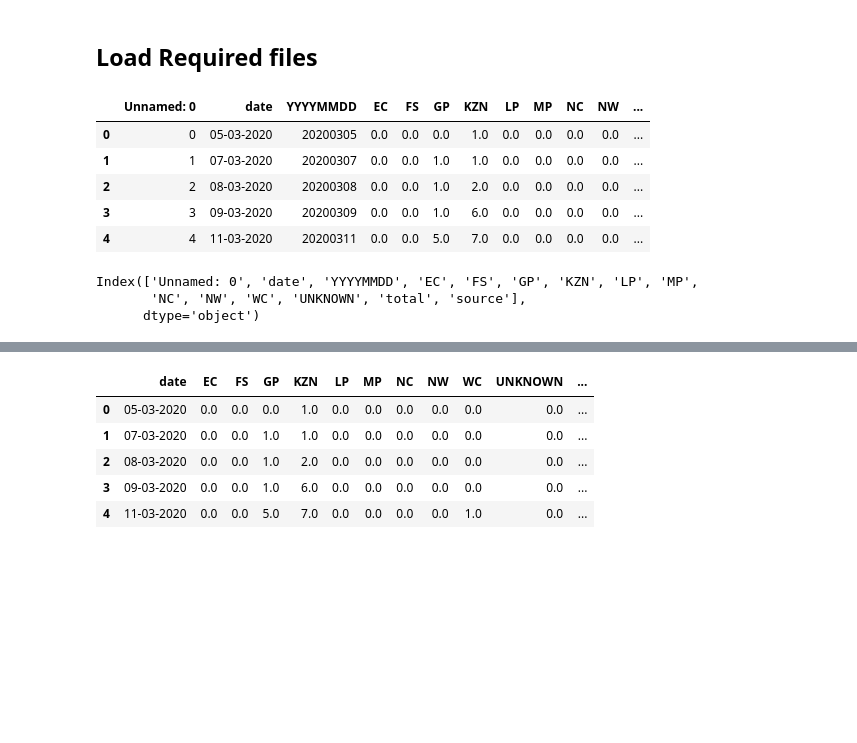
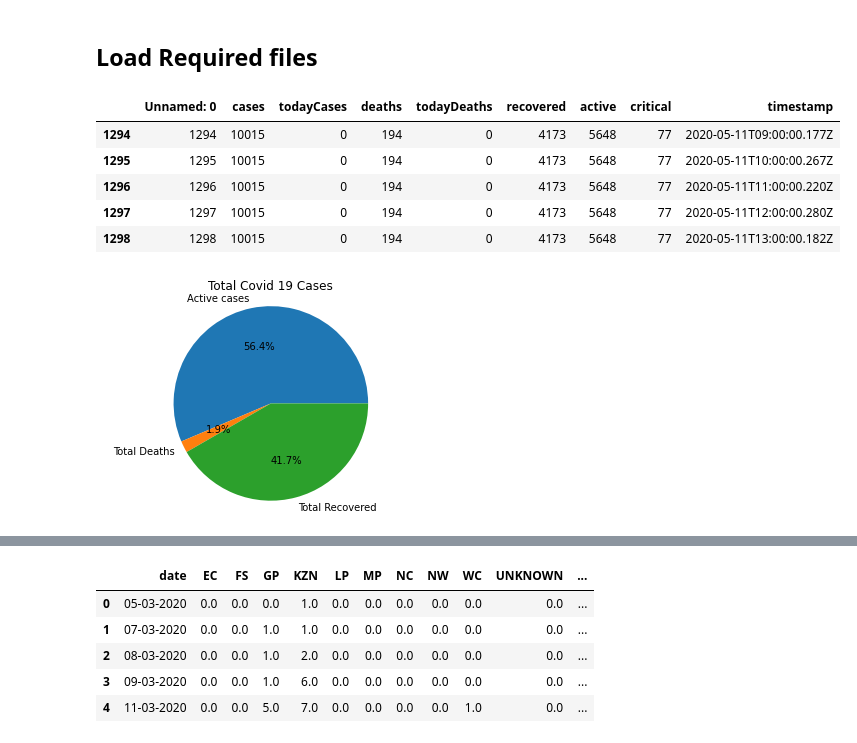
Before and after one commit to Umuzi-org/covid19-analysis, a Jupyter notebook: notebooks/Provincial_analysis.ipynb, the cells around one changed output, grey strips where cells are left out. Cells and saved outputs as stored; diff of their text form; code cells hidden in the pictures; blank space fills up the shorter version.

Commit message:
Death and commulative SA

```diff
--- a/notebooks/Provincial_analysis.ipynb
+++ b/notebooks/Provincial_analysis.ipynb
@@ -21,30 +21,38 @@ init_notebook_mode(connected=True)
 # %%
 #------------------------Read in data ---------------------------
 #SA Cummulative
 df = pd.read_csv('./../data/external/SA_hourly_update.csv')
 
 #Provincial cummulative
 df_day=pd.read_csv('./../data/external/provincial_cumulative.csv')
 
 # Commulative death per province
 
 df_death = pd.read_csv('./../data/external/provincial_death.csv')
 
-#Update for the most recent 24 hours: SA Cases
-df_day.head()
+#Update for the most recent  hours: SA Cases
+df.tail()
 # %% [output]
-|  | Unnamed: 0 | date | YYYYMMDD | EC | FS | GP | KZN | LP | MP | NC | NW | ... |
-| 0 | 0 | 05-03-2020 | 20200305 | 0.0 | 0.0 | 0.0 | 1.0 | 0.0 | 0.0 | 0.0 | 0.0 | ... |
-| 1 | 1 | 07-03-2020 | 20200307 | 0.0 | 0.0 | 1.0 | 1.0 | 0.0 | 0.0 | 0.0 | 0.0 | ... |
-| 2 | 2 | 08-03-2020 | 20200308 | 0.0 | 0.0 | 1.0 | 2.0 | 0.0 | 0.0 | 0.0 | 0.0 | ... |
-| 3 | 3 | 09-03-2020 | 20200309 | 0.0 | 0.0 | 1.0 | 6.0 | 0.0 | 0.0 | 0.0 | 0.0 | ... |
-| 4 | 4 | 11-03-2020 | 20200311 | 0.0 | 0.0 | 5.0 | 7.0 | 0.0 | 0.0 | 0.0 | 0.0 | ... |
+|  | Unnamed: 0 | cases | todayCases | deaths | todayDeaths | recovered | active | critical | timestamp |
+| 1294 | 1294 | 10015 | 0 | 194 | 0 | 4173 | 5648 | 77 | 2020-05-11T09:00:00.177Z |
+| 1295 | 1295 | 10015 | 0 | 194 | 0 | 4173 | 5648 | 77 | 2020-05-11T10:00:00.267Z |
+| 1296 | 1296 | 10015 | 0 | 194 | 0 | 4173 | 5648 | 77 | 2020-05-11T11:00:00.220Z |
+| 1297 | 1297 | 10015 | 0 | 194 | 0 | 4173 | 5648 | 77 | 2020-05-11T12:00:00.280Z |
+| 1298 | 1298 | 10015 | 0 | 194 | 0 | 4173 | 5648 | 77 | 2020-05-11T13:00:00.182Z |
-# %%
-df_day.columns
-# %% [output]
-Index(['Unnamed: 0', 'date', 'YYYYMMDD', 'EC', 'FS', 'GP', 'KZN', 'LP', 'MP',
-       'NC', 'NW', 'WC', 'UNKNOWN', 'total', 'source'],
-      dtype='object')
+# %%
+import matplotlib.pyplot as plt
+
+conv  = df.tail(1)
+Tasks = [int(conv.active),int(conv.deaths),int(conv.recovered)]
+
+my_labels = 'Active cases','Total Deaths','Total Recovered'
+my_colors = ['lightblue','lightsteelblue','silver']
+plt.pie(Tasks,labels=my_labels,autopct='%1.1f%%')
+plt.title('Total Covid 19 Cases')
+plt.axis('equal')
+plt.show()
+# %% [output]
+[figure, added]
 # %%
 #Drop unwanted columns
 # Provincial cases dataset
```
